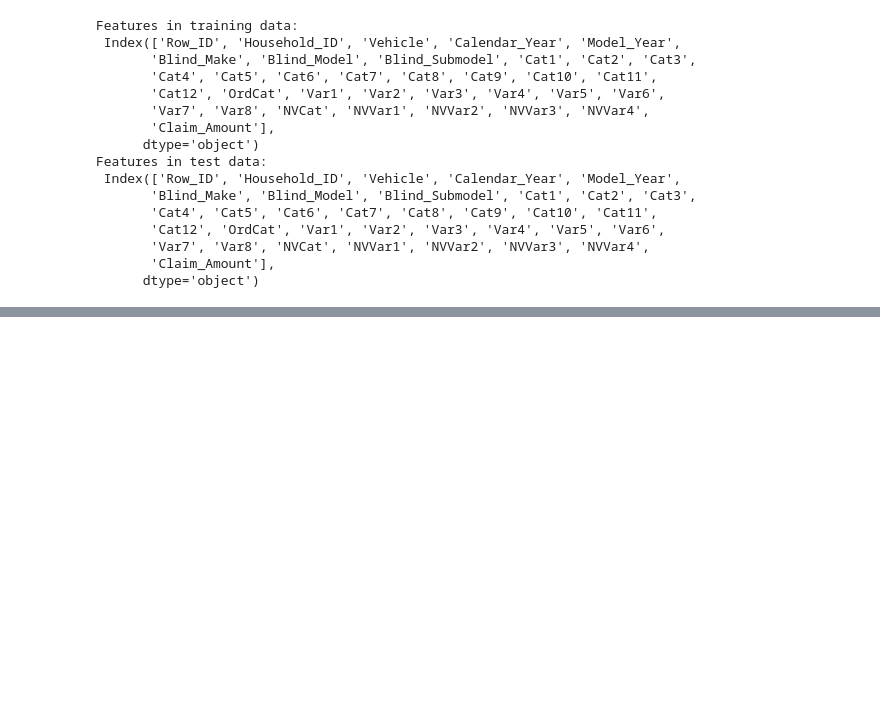
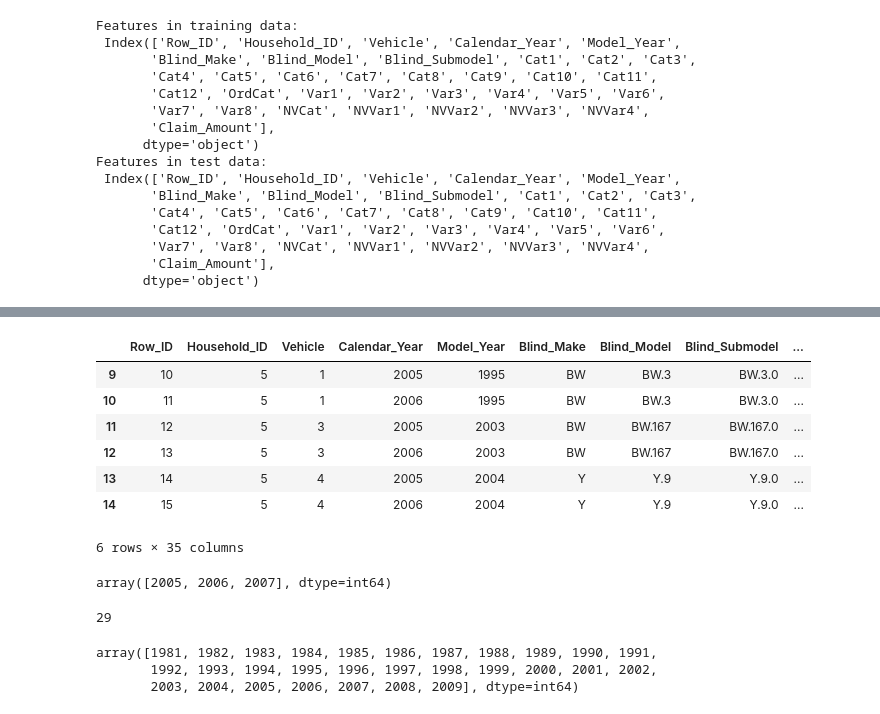
Before and after one commit to AnoopCA/Vehicle_Insurance_Claims_Prediction, a Jupyter notebook: Claims_Prediction.ipynb, the cells around one changed output, grey strips where cells are left out. Saved outputs shown, nothing was run; the diff lists cells and outputs as text; code cells hidden in the pictures; blank space fills up the shorter version.

```diff
--- a/Claims_Prediction.ipynb
+++ b/Claims_Prediction.ipynb
@@ -76,0 +115,23 @@ train_data.describe()
+# %%
+train_data[train_data['Household_ID']==5]
+# %% [output]
+|  | Row_ID | Household_ID | Vehicle | Calendar_Year | Model_Year | Blind_Make | Blind_Model | Blind_Submodel | ... |
+| 9 | 10 | 5 | 1 | 2005 | 1995 | BW | BW.3 | BW.3.0 | ... |
+| 10 | 11 | 5 | 1 | 2006 | 1995 | BW | BW.3 | BW.3.0 | ... |
+| 11 | 12 | 5 | 3 | 2005 | 2003 | BW | BW.167 | BW.167.0 | ... |
+| 12 | 13 | 5 | 3 | 2006 | 2003 | BW | BW.167 | BW.167.0 | ... |
+| 13 | 14 | 5 | 4 | 2005 | 2004 | Y | Y.9 | Y.9.0 | ... |
+| 14 | 15 | 5 | 4 | 2006 | 2004 | Y | Y.9 | Y.9.0 | ... |
+6 rows × 35 columns
+# %%
+train_data['Calendar_Year'].unique()
+# %% [output]
+array([2005, 2006, 2007], dtype=int64)
+# %%
+print(train_data['Model_Year'].nunique())
+np.sort(train_data['Model_Year'].unique())
+# %% [output]
+29
+array([1981, 1982, 1983, 1984, 1985, 1986, 1987, 1988, 1989, 1990, 1991,
+       1992, 1993, 1994, 1995, 1996, 1997, 1998, 1999, 2000, 2001, 2002,
+       2003, 2004, 2005, 2006, 2007, 2008, 2009], dtype=int64)
```
Also changed, not shown: parts of 15 cells of this notebook.
